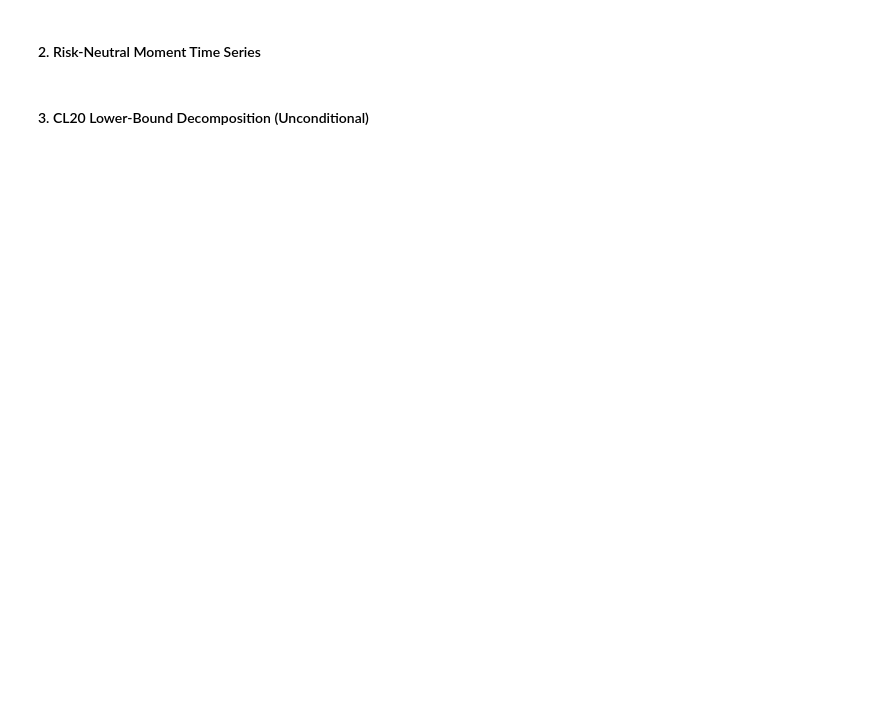
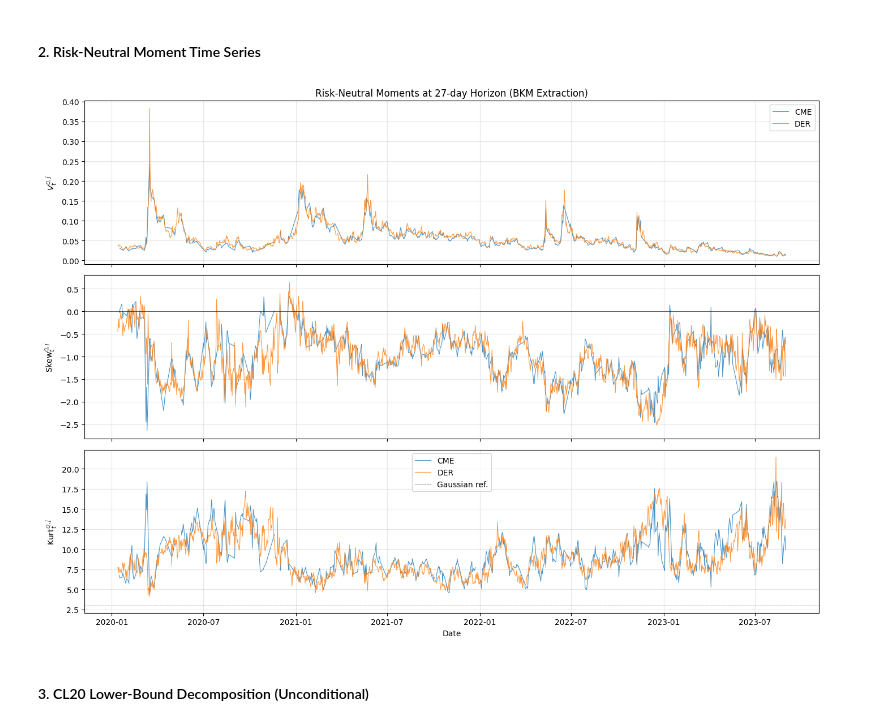
Before and after one commit to Lldelduca/bitcoin-risk-premia, a Jupyter notebook: notebooks/04_moment_decomposition.ipynb, the cells around one changed output. Cells and saved outputs as stored; diff of their text form; code cells hidden in the pictures; blank space fills up the shorter version.

```diff
--- a/notebooks/04_moment_decomposition.ipynb
+++ b/notebooks/04_moment_decomposition.ipynb
@@ -25,19 +25,23 @@ bkm = pd.read_parquet(DATA_P4 / "bkm_moments.parquet")
 premia = pd.read_parquet(DATA_P4 / "cumulant_premia.parquet")
 decomp_matched = pd.read_csv(TAB_DIR / "cyl_decomposition_matched.csv")  # headline
 decomp_all = pd.read_csv(TAB_DIR / "cyl_decomposition.csv")              # supplementary
-theta_rob = pd.read_csv(RES_P4 / "tables" / "theta_robustness.csv")
+theta_rob = pd.read_csv(TAB_DIR / "theta_robustness.csv")
 moment_summary = pd.read_csv(TAB_DIR / "moment_summary.csv", header=[0, 1], index_col=0)
 bkm["date"] = pd.to_datetime(bkm["date"])
 premia["date"] = pd.to_datetime(premia["date"])
 
-bkm["date"] = pd.to_datetime(bkm["date"])
-premia["date"] = pd.to_datetime(premia["date"])
+# Matched-day masks (headline convention: intersected sample)
+cme_days = set(premia.loc[premia["venue"] == "CME", "date"])
+der_days = set(premia.loc[premia["venue"] == "DER", "date"])
+matched_days = cme_days & der_days
+premia_matched = premia[premia["date"].isin(matched_days)].copy()
 
 print(f"BKM moments: {len(bkm)} day-venue pairs")
 print(f"  CME: {(bkm['venue']=='CME').sum()} days")
 print(f"  DER: {(bkm['venue']=='DER').sum()} days")
 print(f"Cumulant premia: {len(premia)} rows")
 print(f"  Date range: {premia['date'].min().date()} -> {premia['date'].max().date()}")
+print(f"Matched CME-Deribit days: {len(matched_days)}")
 
 def show_table(path, cols=None, title=None, rounding=4, sort=None, produced_by=None):
     """Display a results CSV defensively."""
@@ -89,21 +110,24 @@ for col in ["var_Q", "skew_Q", "kurt_Q"]:
 # %%
 fig, axes = plt.subplots(3, 1, figsize=(14, 10), sharex=True)
 for venue, color in [("CME", "C0"), ("DER", "C1")]:
     v = bkm[bkm["venue"] == venue].set_index("date").sort_index()
     axes[0].plot(v.index, v["var_Q"], color=color, lw=0.8, alpha=0.8, label=venue)
     axes[1].plot(v.index, v["skew_Q"], color=color, lw=0.8, alpha=0.8, label=venue)
     axes[2].plot(v.index, v["kurt_Q"], color=color, lw=0.8, alpha=0.8, label=venue)
 axes[0].set_ylabel(r"$V_t^{\mathbb{Q},j}$")
 axes[0].set_title("Risk-Neutral Moments at 27-day Horizon (BKM Extraction)")
 axes[0].legend()
 axes[1].set_ylabel(r"Skew$_t^{\mathbb{Q},j}$")
 axes[1].axhline(0, color="black", lw=0.4)
 axes[2].set_ylabel(r"Kurt$_t^{\mathbb{Q},j}$")
 axes[2].axhline(3, color="black", lw=0.4, ls="--", label="Gaussian ref.")
-axes[2].legend(loc="upper right")
+axes[2].legend(loc="upper center")
 axes[2].set_xlabel("Date")
 plt.tight_layout()
+plt.savefig(FIG_DIR / "fig_rnd_moments_ts", dpi=300)
 plt.show()
+# %% [output]
+[figure, added]
 # %% [markdown]
 #### 3. CL20 Lower-Bound Decomposition (Unconditional)
 # %%
```
Also changed, not shown: parts of 13 cells of this notebook, 10 other files.
